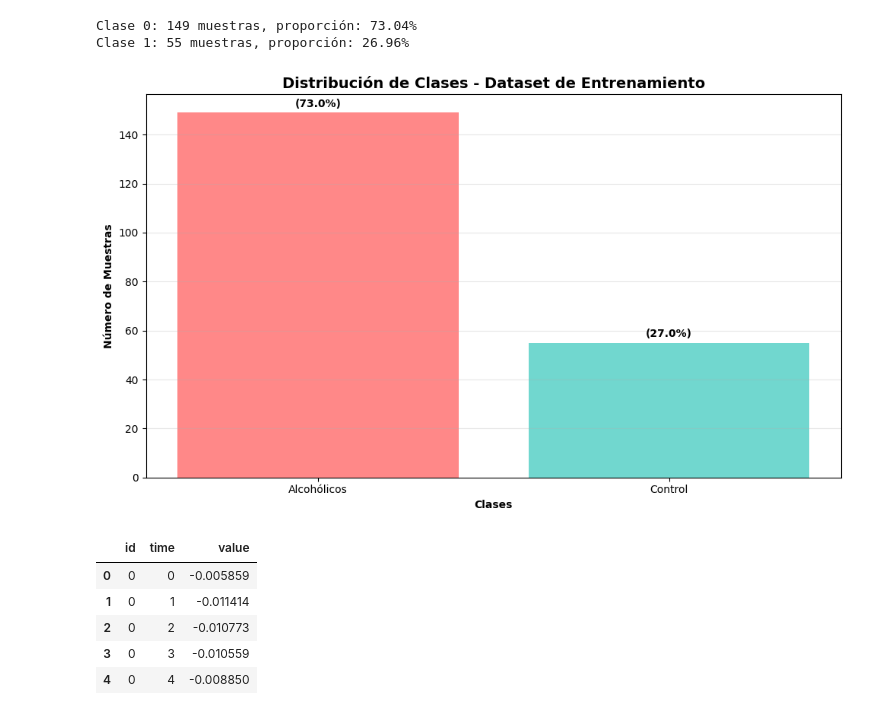
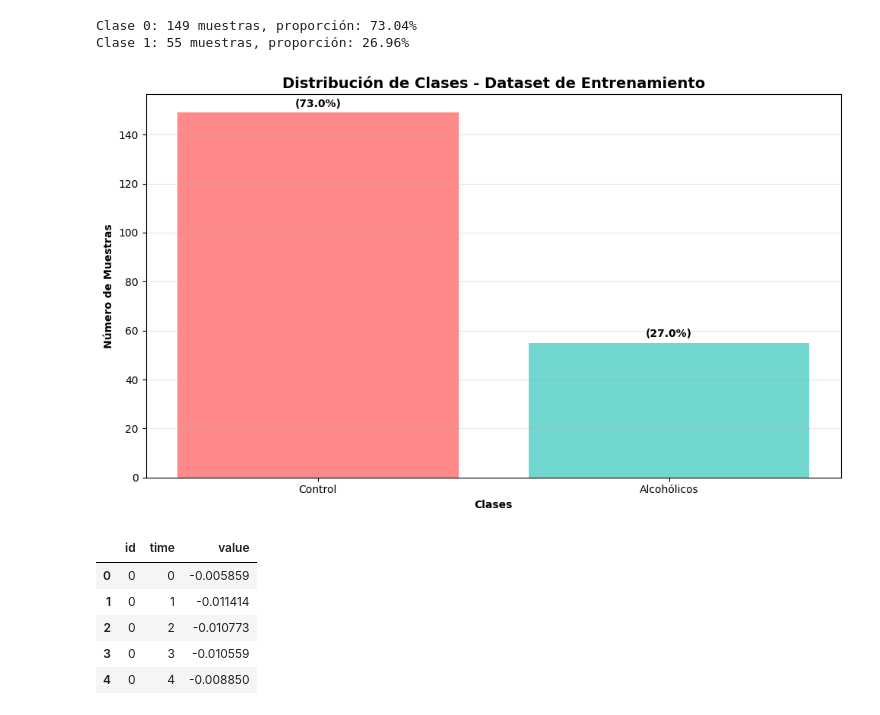
Before and after one commit to JorgeL2005/Project1_ML, a Jupyter notebook: notebooks/feature_extraction.ipynb, the cells around one changed output. Drawn from its saved outputs; the diff is of its cells as text; code cells hidden in the pictures.

```diff
--- a/notebooks/feature_extraction.ipynb
+++ b/notebooks/feature_extraction.ipynb
@@ -50,24 +65,24 @@ for label, count in zip(y, counts):
 Clase 0: 149 muestras, proporción: 73.04%
 Clase 1: 55 muestras, proporción: 26.96%
 # %%
-labels = ['Alcohólicos', 'Control']  # Clase 0: Alcohólicos, Clase 1: Control
+labels = ['Control', 'Alcohólicos']  # Clase 0: Control, Clase 1: Alcohólicos
 # Crear el gráfico de barras
 plt.figure(figsize=(10, 6))
 bars = plt.bar(labels, counts, color=['#ff6b6b', '#4ecdc4'], alpha=0.8)
 # Añadir valores en las barras
 for bar, count in zip(bars, counts):
     plt.text(bar.get_x() + bar.get_width()/2, bar.get_height() + max(counts)*0.01,
              f'({count/len(y_train):.1%})',
              ha='center', va='bottom', fontweight='bold')
 
 plt.title('Distribución de Clases - Dataset de Entrenamiento', fontsize=14, fontweight='bold')
 plt.ylabel('Número de Muestras', fontweight='bold')
 plt.xlabel('Clases', fontweight='bold')
 plt.grid(axis='y', alpha=0.3)
 plt.tight_layout()
 plt.show()
 # %% [output]
-[figure, old version]
+[figure, new version]
 # %%
 # Convertir a DataFrame ancho
 x_h5_train_df = pd.DataFrame(X_train[:,0,:])
```
Also changed, not shown: parts of 4 cells of this notebook.
